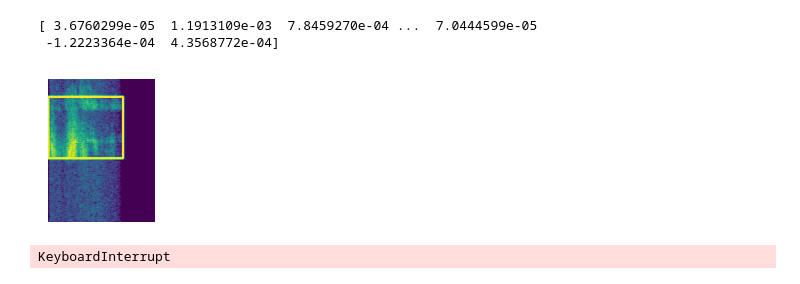
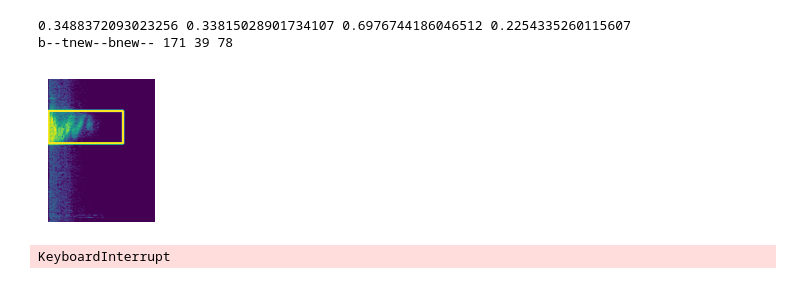
Before and after one commit to KalingaFer/yolo_with_voice-recognition, a Jupyter notebook: project/DataCreation/create_bounding_box.ipynb, the cells around one changed output. Cells and saved outputs as stored; diff of their text form; code cells hidden in the pictures.

```diff
--- a/project/DataCreation/create_bounding_box.ipynb
+++ b/project/DataCreation/create_bounding_box.ipynb
@@ -288,13 +26,0 @@ def bounding_box_creator(signals,classes,hop_length,frame_length,top_db,imagenam
-# %%
-
-signal1, sampFreq = librosa.load('../../dataset/google_speech_commands_v0/eight/00b01445_nohash_0.wav')
-# signal1, sampFreq = librosa.load('sound.wav')
-
-signal2, sampFreq = librosa.load('../../dataset/google_speech_commands_v0/happy/20d3f11f_nohash_0.wav')
-signal3, sampFreq = librosa.load('../../dataset/google_speech_commands_v0/right/1f653d27_nohash_0.wav')
-
-# ipd.Audio(data=signal1, rate=sampFreq)
-
-samples_for_image = bounding_box_creator([signal1,signal2,signal3],[1,8,5],128,256,25,"alpha","alpha",True)
-# unding_box_creator(signals,classes,hop_length,frame_length,top_db,imagename,labelname,show_image = False):
-# samples_for_image = bounding_box_creator([signal1,signal2,signal3],[1,8,5],128,256,25,"alpha","alpha",True)
@@ -340,9 +56,9 @@ def bounding_box_creator_kf(signals,classes,hop_length,frame_length,top_db,image
 
     plt.subplot(152)
     rotated_img = ndimage.rotate(combined_fft, 1*90)
-#     plt.imshow(rotated_img, cmap=plt.cm.gray)
+    plt.imshow(rotated_img, cmap=plt.cm.gray)
     plt.axis('off')
-    plt.imsave(imagedir+imagename+".jpg",rotated_img)
+#     plt.imsave(imagedir+imagename+".jpg",rotated_img)
 
     start, end = start_end_trim_kf(signals, top_db=top_db, frame_length=frame_length, hop_length=hop_length)
 
@@ -353,30 +69,31 @@ def bounding_box_creator_kf(signals,classes,hop_length,frame_length,top_db,image
     tnew = int(t + ((b-t)* (len(signals)-end) )/len(signals))
     bnew = int(t + ((b-t)* (len(signals)-start) )/len(signals))
 
-#     cv2.rectangle(rotated_img, (0, tnew), (90, bnew), (0, 0, 255), 2)
-#     plt.imshow(rotated_img)
+    cv2.rectangle(rotated_img, (0, tnew), (90, bnew), (0, 0, 255), 2)
+    plt.imshow(rotated_img)
 
     y = (tnew + (bnew - tnew)/2)/rotated_img.shape[0]
     x = (45)/rotated_img.shape[1]
     h = (bnew - tnew)/rotated_img.shape[0]
     w = 90/rotated_img.shape[1]
 
-    f = open(labeldir+labelname+".txt", "w")
-    content = str(classes) + " " + str(x) + " " + str(y) + " " + str(w) + " " + str(h) + "\n"
-    f.write(content)
+#     f = open(labeldir+labelname+".txt", "w")
+#     content = str(classes) + " " + str(x) + " " + str(y) + " " + str(w) + " " + str(h) + "\n"
+    print(x,y,w,h)
+#     f.write(content)
 
 
-#     print('b--tnew--bnew--',b,tnew,bnew)
+    print('b--tnew--bnew--',b,tnew,bnew)
 # %%
-signal1, sampFreq = librosa.load('../../dataset/google_speech_commands_v0/eight/00b01445_nohash_0.wav')
+signal1, sampFreq = librosa.load('../../dataset/google_speech_commands_v0/right/1aed7c6d_nohash_1.wav')
 # signal1, sampFreq = librosa.load('../../dataset/google_speech_commands_v0/happy/20d3f11f_nohash_0.wav')
 
 samples_for_image = bounding_box_creator_kf(signal1,[1,8,5],128,256,25,"alphaa","alphaa",True)
 # bounding_box_creator_kf(signals,classes,hop_length,frame_length,top_db,imagename,labelname,show_image = False
 # %% [output]
-[ 3.6760299e-05  1.1913109e-03  7.8459270e-04 ...  7.0444599e-05
- -1.2223364e-04  4.3568772e-04]
+0.3488372093023256 0.33815028901734107 0.6976744186046512 0.2254335260115607
+b--tnew--bnew-- 171 39 78
-[figure, old version]
+[figure, new version]
 # %%
 flist = glob.glob('..\..\dataset\google_speech_commands_v0\*\*')
 # %%
```
Also changed, not shown: parts of 15 cells of this notebook, 1 other file.
